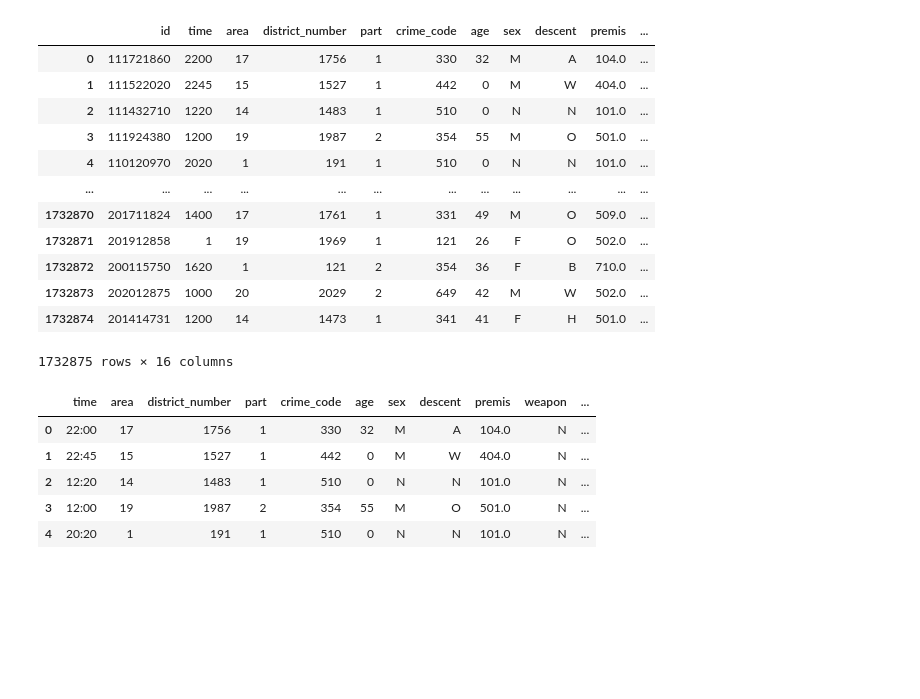
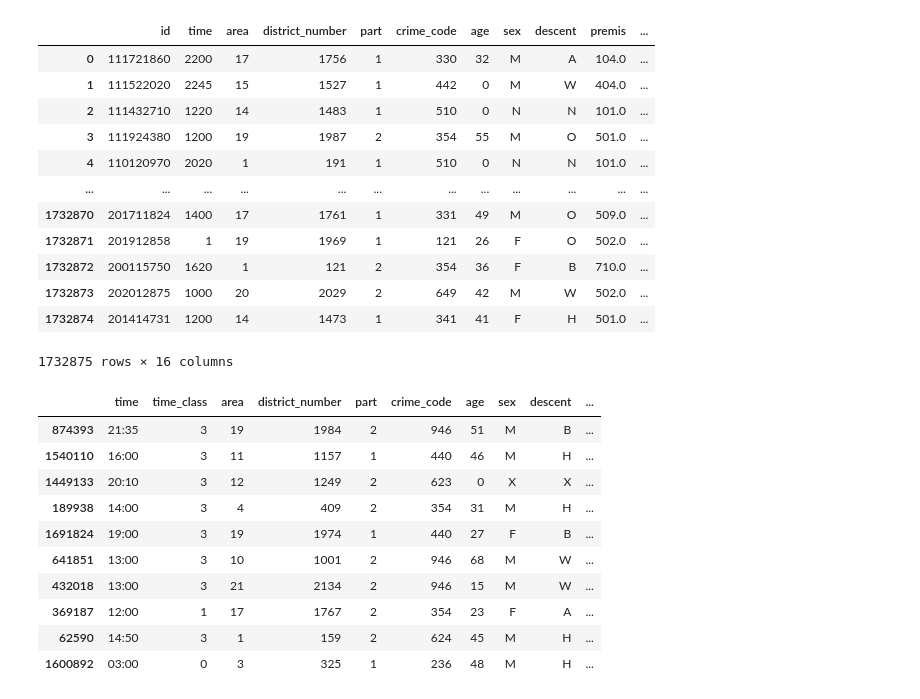
Before and after one commit to davefng/UCLA_ML, a Jupyter notebook: final.ipynb, the cells around one changed output. Saved outputs shown, nothing was run; the diff lists cells and outputs as text; code cells hidden in the pictures; blank space fills up the shorter version.

```diff
--- a/final.ipynb
+++ b/final.ipynb
@@ -144,15 +142,20 @@ crime_new['total_expenditures']=crime_new['total_expenditures'].map(lambda x: "{
 crime_new['time']=crime_new['time'].astype('str')
 crime_new['time']=['{0}'.format(i.zfill(4)) for i in crime_new['time']]
 crime_new['time']=pd.to_datetime(crime_new['time'],format='%H%M').dt.strftime('%H:%M')
-# %%
-crime_new.head()
-# %% [output]
-|  | time | area | district_number | part | crime_code | age | sex | descent | premis | weapon | ... |
-| 0 | 22:00 | 17 | 1756 | 1 | 330 | 32 | M | A | 104.0 | N | ... |
-| 1 | 22:45 | 15 | 1527 | 1 | 442 | 0 | M | W | 404.0 | N | ... |
-| 2 | 12:20 | 14 | 1483 | 1 | 510 | 0 | N | N | 101.0 | N | ... |
-| 3 | 12:00 | 19 | 1987 | 2 | 354 | 55 | M | O | 501.0 | N | ... |
-| 4 | 20:20 | 1 | 191 | 1 | 510 | 0 | N | N | 101.0 | N | ... |
+# %%
+crime_new.sample(n=10,random_state=0)
+# %% [output]
+|  | time | time_class | area | district_number | part | crime_code | age | sex | descent | ... |
+| 874393 | 21:35 | 3 | 19 | 1984 | 2 | 946 | 51 | M | B | ... |
+| 1540110 | 16:00 | 3 | 11 | 1157 | 1 | 440 | 46 | M | H | ... |
+| 1449133 | 20:10 | 3 | 12 | 1249 | 2 | 623 | 0 | X | X | ... |
+| 189938 | 14:00 | 3 | 4 | 409 | 2 | 354 | 31 | M | H | ... |
+| 1691824 | 19:00 | 3 | 19 | 1974 | 1 | 440 | 27 | F | B | ... |
+| 641851 | 13:00 | 3 | 10 | 1001 | 2 | 946 | 68 | M | W | ... |
+| 432018 | 13:00 | 3 | 21 | 2134 | 2 | 946 | 15 | M | W | ... |
+| 369187 | 12:00 | 1 | 17 | 1767 | 2 | 354 | 23 | F | A | ... |
+| 62590 | 14:50 | 3 | 1 | 159 | 2 | 624 | 45 | M | H | ... |
+| 1600892 | 03:00 | 0 | 3 | 325 | 1 | 236 | 48 | M | H | ... |
 # %%
 temp=[]
 # 根据差值进行打分
```
Also changed, not shown: parts of 28 cells of this notebook.
